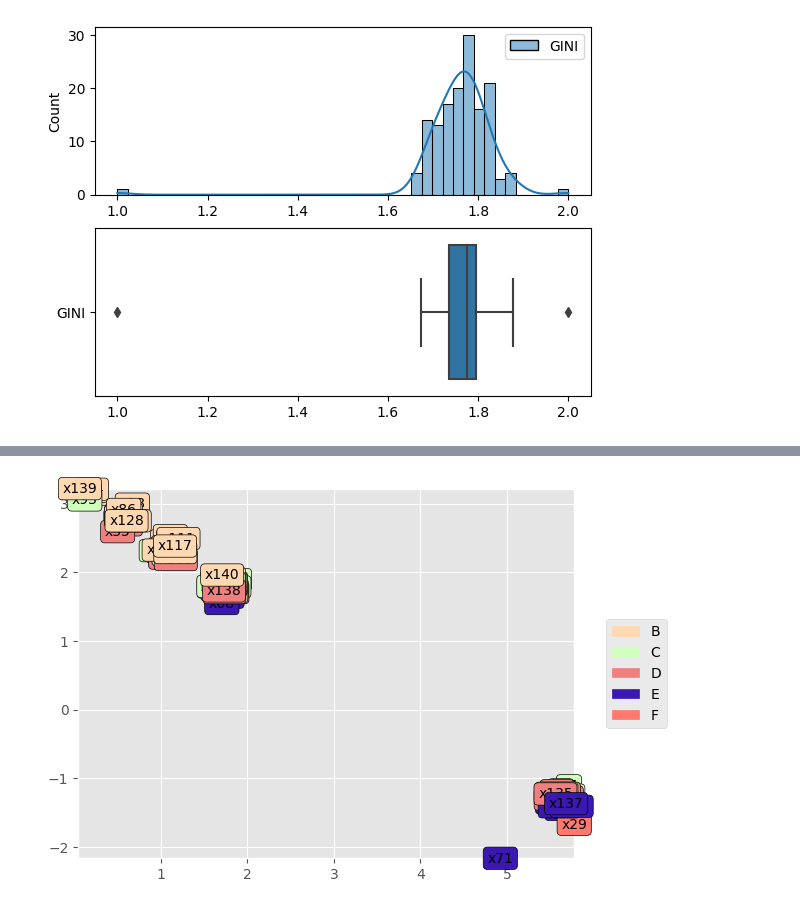
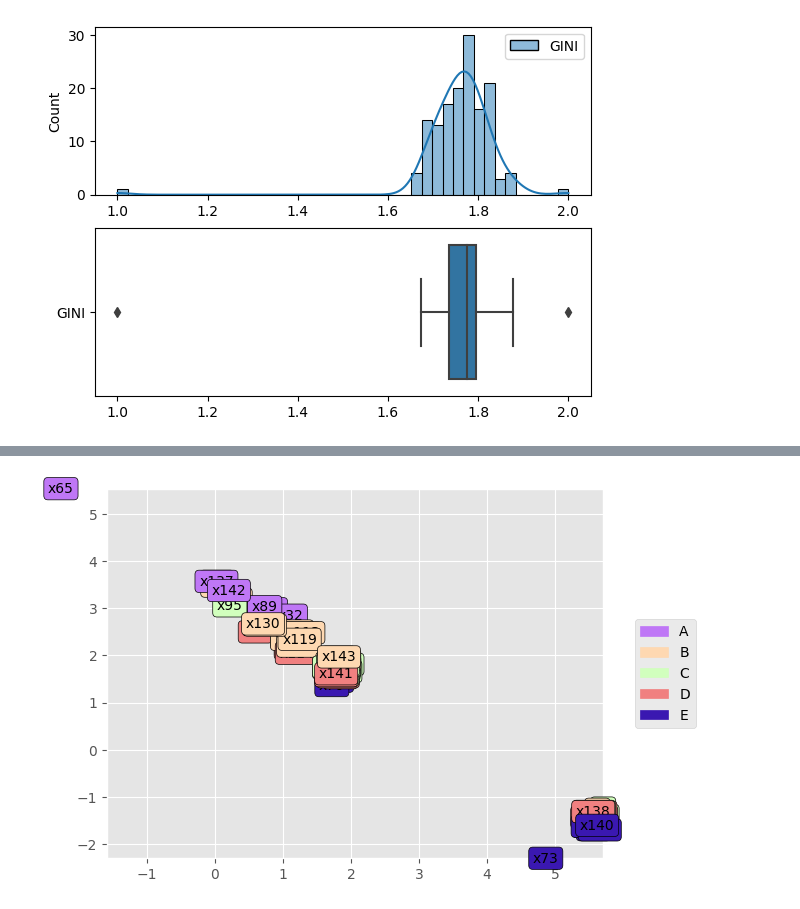
Before and after one commit to jlucioDev/woman_victims_v2, a Jupyter notebook: main.ipynb, the cells around one changed output, grey strips where cells are left out. Drawn from its saved outputs; the diff is of its cells as text; code cells hidden in the pictures.

Commit message:
final normalization function

```diff
--- a/main.ipynb
+++ b/main.ipynb
@@ -121,5 +80,5 @@ if res.status_code == 200:
 # %%
-df_munic['Rede_de_Protecao_assistencia'] = df_munic[90201] + df_munic[90335] + df_munic[90358] + df_munic[90626] + df_munic[90640]
+df_munic['Rede_de_Protecao_assistencia'] = df_munic[90201] + df_munic[90272] + df_munic[90335] + df_munic[90358] + df_munic[90397] + df_munic[90626] + df_munic[90640]
 df_munic = df_munic[['id', 'localidade', 'Rede_de_Protecao_assistencia']]
 # %%
 url = "https://servicodados.ibge.gov.br/api/v1/pesquisas/37/periodos/2010/indicadores/30255/"
@@ -174,19 +145,21 @@ from sklearn import preprocessing
 from sklearn.pipeline import Pipeline
 import pandas as pd
 import numpy as np
+from scipy import stats
 
-rng = np.random.RandomState(48)
+rng = np.random.RandomState(10)
 
-scaler1 = preprocessing.MinMaxScaler(feature_range=(1, 2))
+scaler1 = preprocessing.MinMaxScaler(feature_range=(1,2))
 scaler2 = preprocessing.PowerTransformer(method='yeo-johnson')
 scaler3 = preprocessing.PowerTransformer(method='box-cox')
-scaler4 = preprocessing.QuantileTransformer(n_quantiles=200, output_distribution="normal", random_state=rng)
-
-pipeline = Pipeline(steps=[('s', scaler1),('p', scaler3)])
+scaler4 = preprocessing.QuantileTransformer(n_quantiles=100, output_distribution="normal", random_state=12, copy=True)
+scaler5 = preprocessing.MaxAbsScaler()
 
 
-#scaler2 = preprocessing.RobustScaler()
-#scaler2 = preprocessing.StandardScaler()
+
+pipeline = Pipeline(steps=[('s', scaler1),('p', scaler4)])
+
+# transform training data & save lambda value
 
 
 d1 = scaler4.fit_transform(df_munic.iloc[:,2:3])
@@ -431,14 +404,14 @@ classification.count(0)
 # %%
 scaled_df['CLASS'] = classification
 # %%
-df__ = scaled_df.query('CLASS != 0')
+df__ = scaled_df.query('CLASS != 5')
 
 df_ = df__.iloc[:, 2:6]
 
 
 c = electre_tri_b(np.array(df_), W , Q , P , V , B, cut_level = 0.6, verbose = False, rule = 'oc', graph = True)
 # %% [output]
-[figure, old version]
+[figure, new version]
 # %%
 scaled_df = scaled_df.rename(index=lambda s: 'x' + str(s + 1))
 # %%
```
Also changed, not shown: parts of 18 cells of this notebook.
